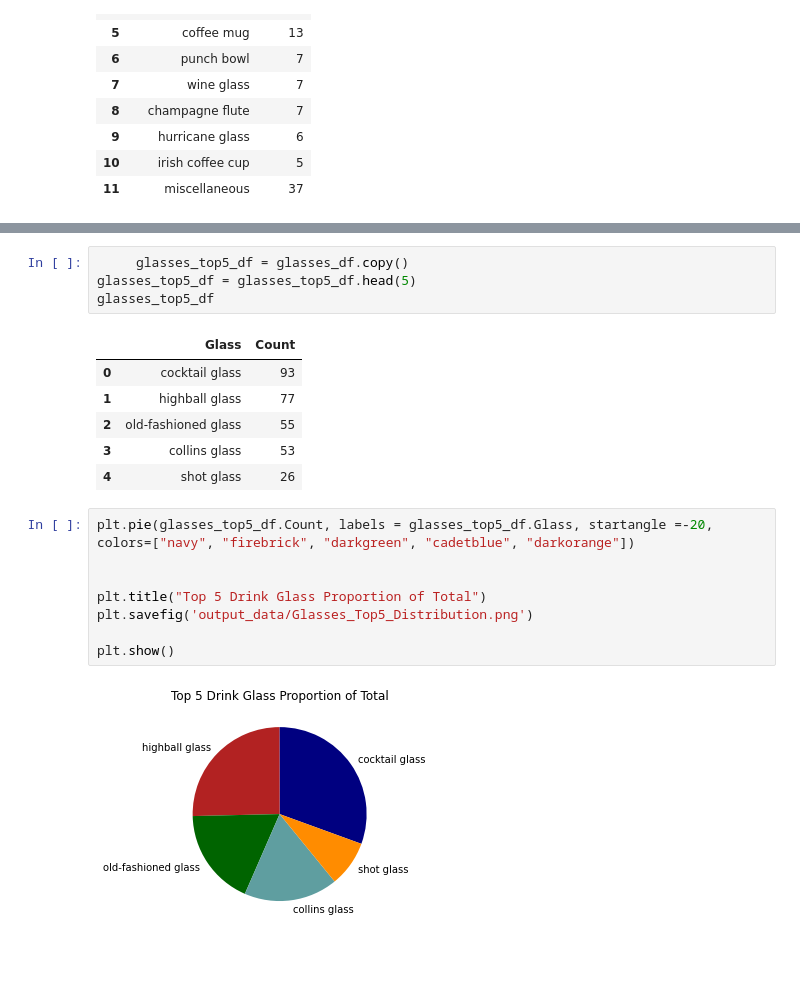
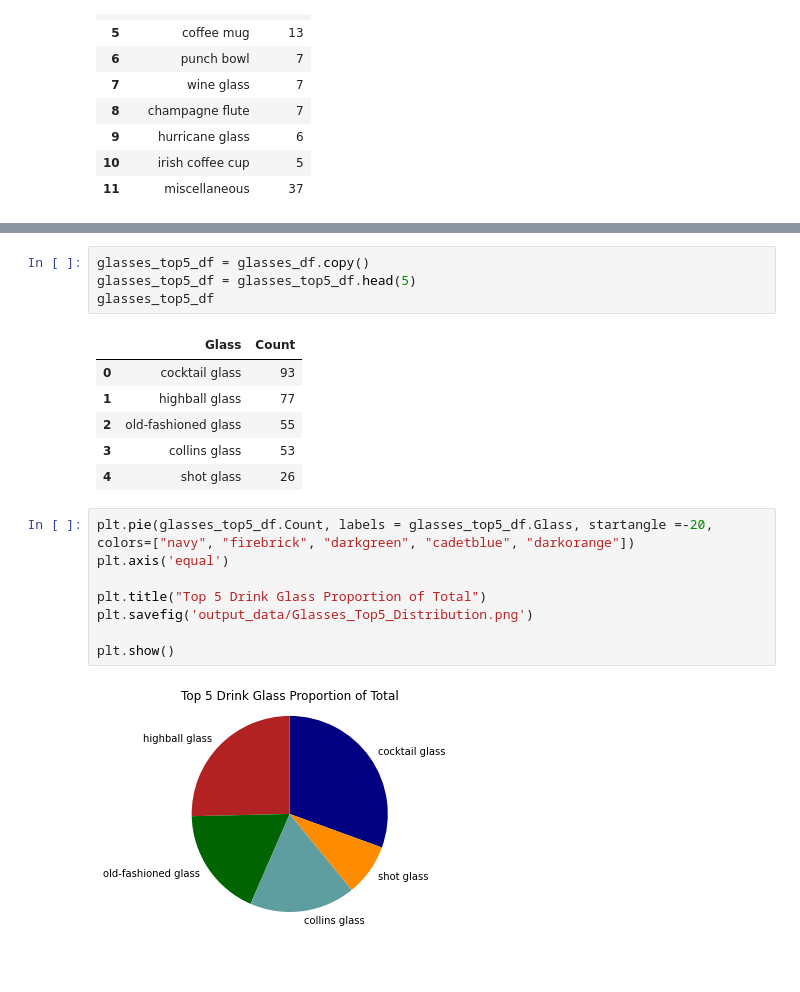
Before and after one commit to ashleep/Project-1_Team-1, a Jupyter notebook: ashleep_glasses.ipynb, the cells around one changed output, grey strips where cells are left out. Cells and saved outputs as stored; diff of their text form.

Commit message:
AP csv file fixed and pie chart axis equal

```diff
--- a/ashleep_glasses.ipynb
+++ b/ashleep_glasses.ipynb
@@ -108,7 +108,7 @@ plt.show()
 # %% [output]
 [figure]
 # %%
-     glasses_top5_df = glasses_df.copy()
+glasses_top5_df = glasses_df.copy()
 glasses_top5_df = glasses_top5_df.head(5)
 glasses_top5_df
 # %% [output]
@@ -120,13 +120,13 @@ glasses_top5_df
 | 4 | shot glass | 26 |
 # %%
 plt.pie(glasses_top5_df.Count, labels = glasses_top5_df.Glass, startangle =-20, colors=["navy", "firebrick", "darkgreen", "cadetblue", "darkorange"])
-
+plt.axis('equal')
 
 plt.title("Top 5 Drink Glass Proportion of Total")
 plt.savefig('output_data/Glasses_Top5_Distribution.png')
 
 plt.show()
 # %% [output]
-[figure, old version]
+[figure, new version]
 # %% [markdown]
 ###
```
Also changed, not shown: parts of 2 cells of this notebook, 4 other files.
